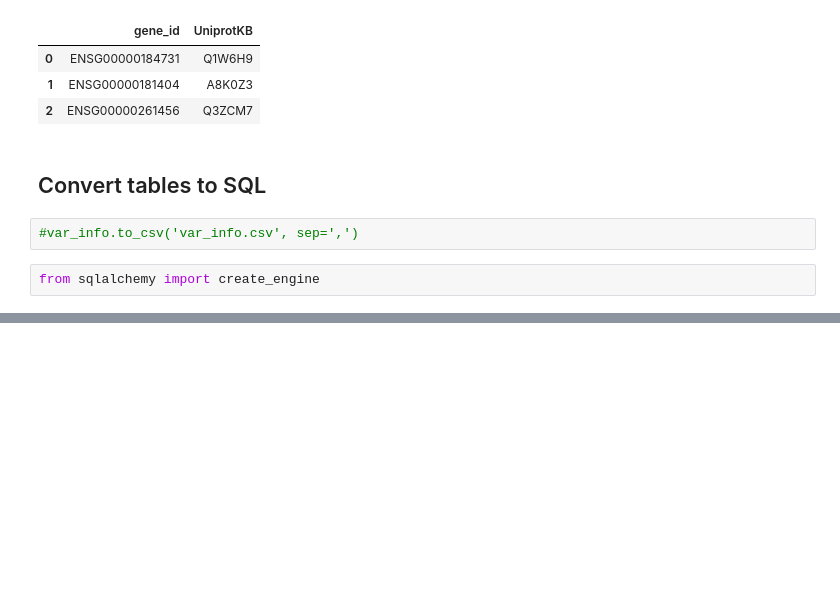
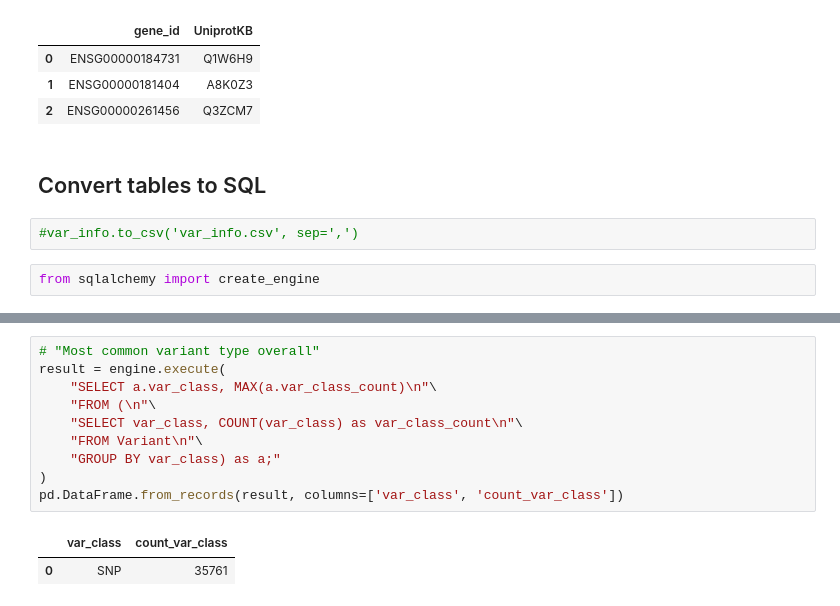
Before and after one commit to alexmanuele/human-genome-variants-demo, a Jupyter notebook: query_embl.ipynb, the cells around one changed output, grey strips where cells are left out. Cells and saved outputs as stored; diff of their text form; blank space fills up the shorter version.

```diff
--- a/query_embl.ipynb
+++ b/query_embl.ipynb
@@ -513,0 +384,13 @@ plt.show()
+# %%
+# "Most common variant type overall"
+result = engine.execute(
+    "SELECT a.var_class, MAX(a.var_class_count)\n"\
+    "FROM (\n"\
+    "SELECT var_class, COUNT(var_class) as var_class_count\n"\
+    "FROM Variant\n"\
+    "GROUP BY var_class) as a;"
+)
+pd.DataFrame.from_records(result, columns=['var_class', 'count_var_class'])
+# %% [output]
+|  | var_class | count_var_class |
+| 0 | SNP | 35761 |
```
Also changed, not shown: parts of 36 cells of this notebook, 1 other file.
